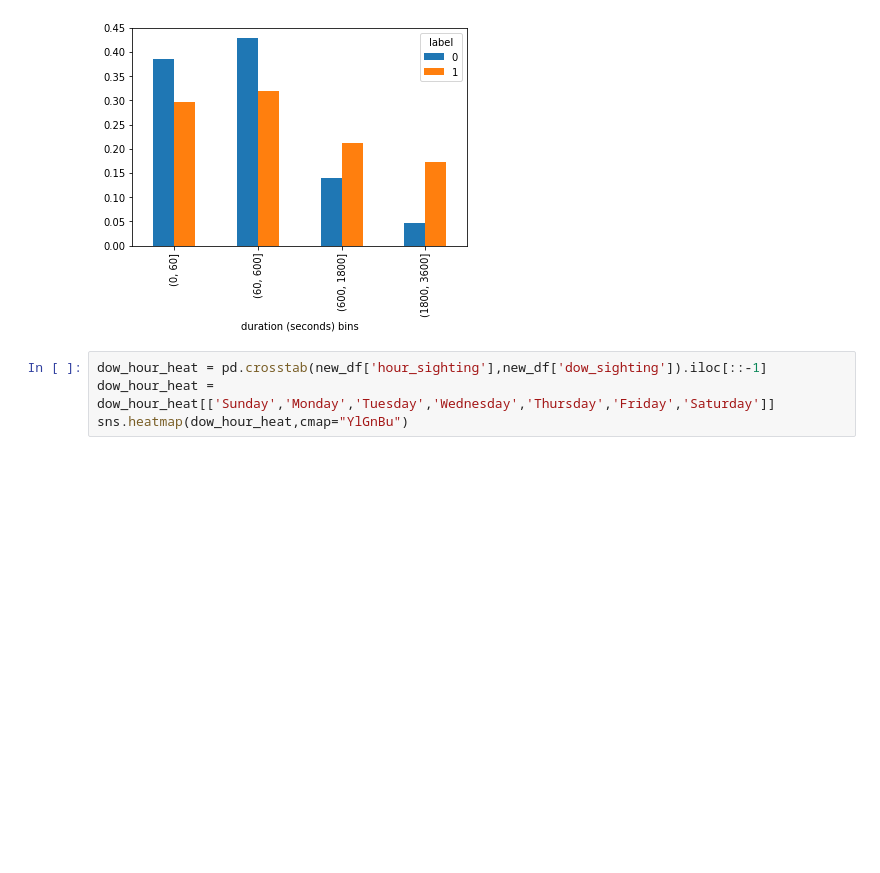
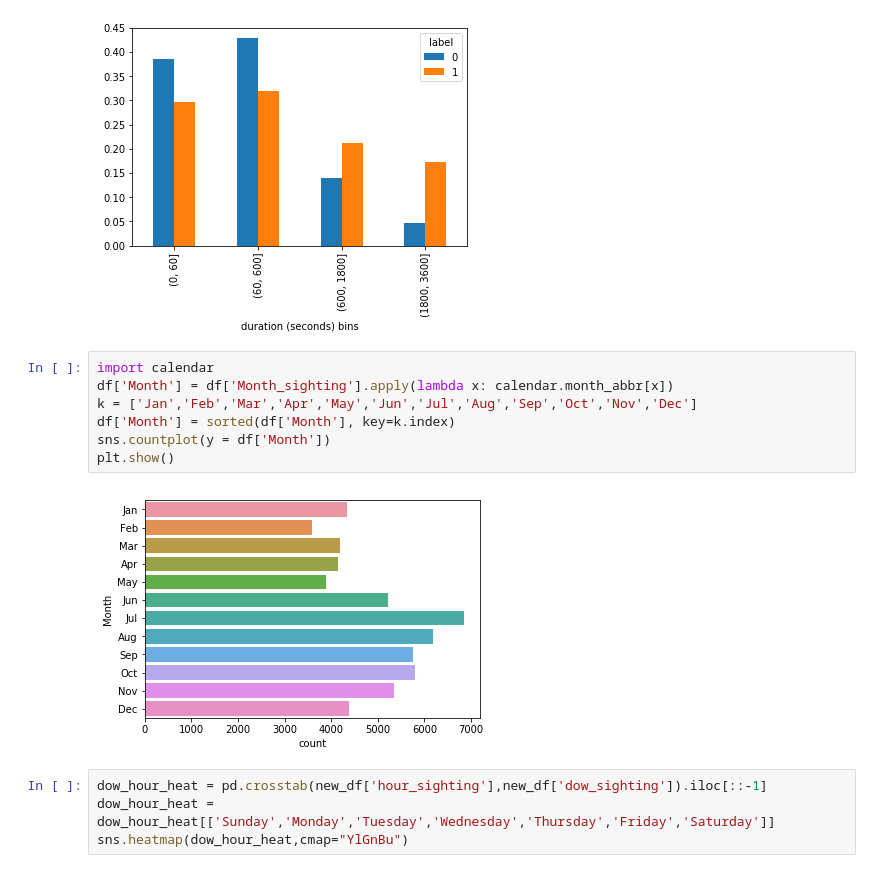
Before and after one commit to Preetikasri/UFO-Sightings-Analysis, a Jupyter notebook: notebook/Random Forest.ipynb, the cells around one changed output. Saved outputs shown, nothing was run; the diff lists cells and outputs as text; blank space fills up the shorter version.

Commit message:
Update: month plots

```diff
--- a/notebook/Random Forest.ipynb
+++ b/notebook/Random Forest.ipynb
@@ -97,6 +97,15 @@ duration_label_heat.plot(kind='bar')
 # %% [output]
 <matplotlib.axes._subplots.AxesSubplot at 0x...>
 [figure]
+# %%
+import calendar
+df['Month'] = df['Month_sighting'].apply(lambda x: calendar.month_abbr[x])
+k = ['Jan','Feb','Mar','Apr','May','Jun','Jul','Aug','Sep','Oct','Nov','Dec']
+df['Month'] = sorted(df['Month'], key=k.index)
+sns.countplot(y = df['Month'])
+plt.show()
+# %% [output]
+[figure, added]
 # %%
 dow_hour_heat = pd.crosstab(new_df['hour_sighting'],new_df['dow_sighting']).iloc[::-1]
 dow_hour_heat = dow_hour_heat[['Sunday','Monday','Tuesday','Wednesday','Thursday','Friday','Saturday']]
```
Also changed, not shown: 2 other files.
